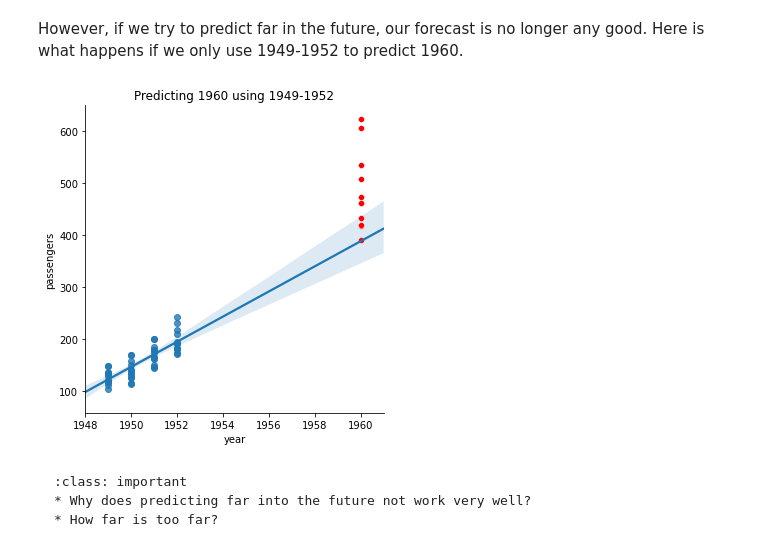
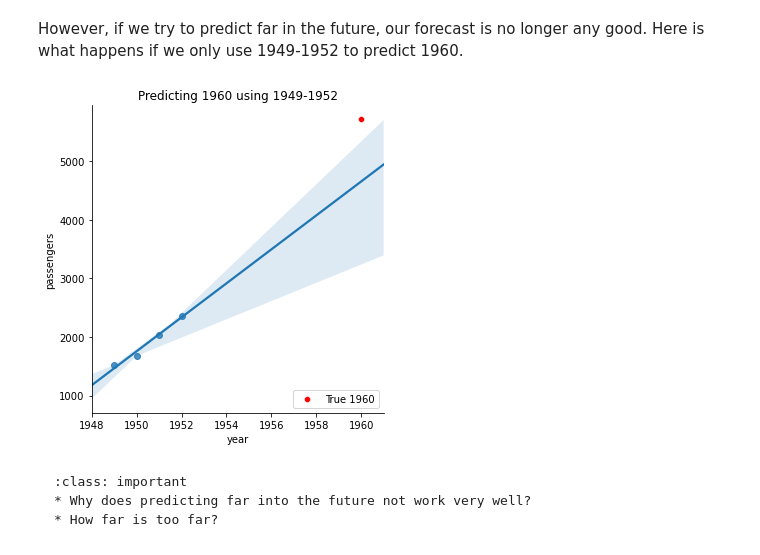
Before and after one commit to data-ohio/introductory-data-science, a Jupyter notebook: 2/5/forecasting.ipynb, the cells around one changed output. Saved outputs shown, nothing was run; the diff lists cells and outputs as text; code cells hidden in the pictures.

````diff
--- a/2/5/forecasting.ipynb
+++ b/2/5/forecasting.ipynb
@@ -10,6 +10,6 @@ As an example, we first load a dataset with number of passengers flying each mon
 # %%
 %matplotlib inline
 import seaborn as sns
-flights = sns.load_dataset("flights")
+flights = sns.load_dataset("flights").groupby('year').agg(sum).reset_index()
 flights
 # %% [output]
@@ -47,10 +49,11 @@ However, if we try to predict far in the future, our forecast is no longer any g
 Here is what happens if we only use 1949-1952 to predict 1960.
 # %%
 sns.lmplot(x="year",y="passengers",data=flights[flights['year']<1953],truncate=False,facet_kws={'xlim':(1948,1961)})
-sns.scatterplot(x="year",y="passengers",data=flights[flights['year']==1960],color='red')
+sns.scatterplot(x="year",y="passengers",data=flights[flights['year']==1960],color='red',label='True 1960',legend=False)
+plt.legend(loc="lower right")
 plt.title("Predicting 1960 using 1949-1952");
 # %% [output]
-[figure, old version]
+[figure, new version]
 # %% [markdown]
 ```{admonition} Thinking Questions
 :class: important
````
Also changed, not shown: parts of 5 cells of this notebook.
